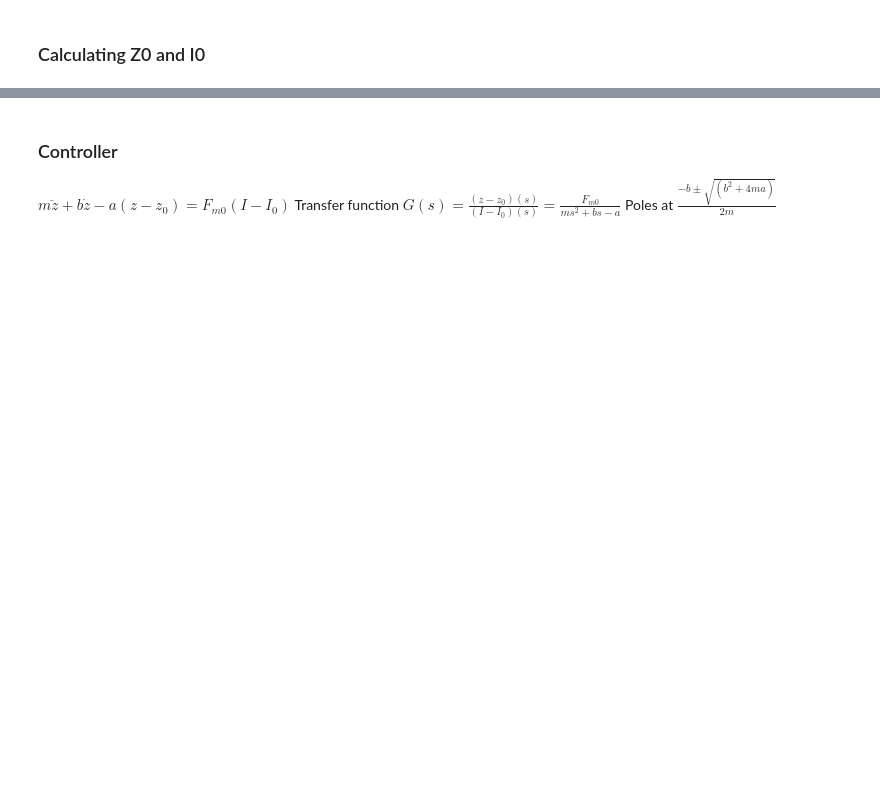
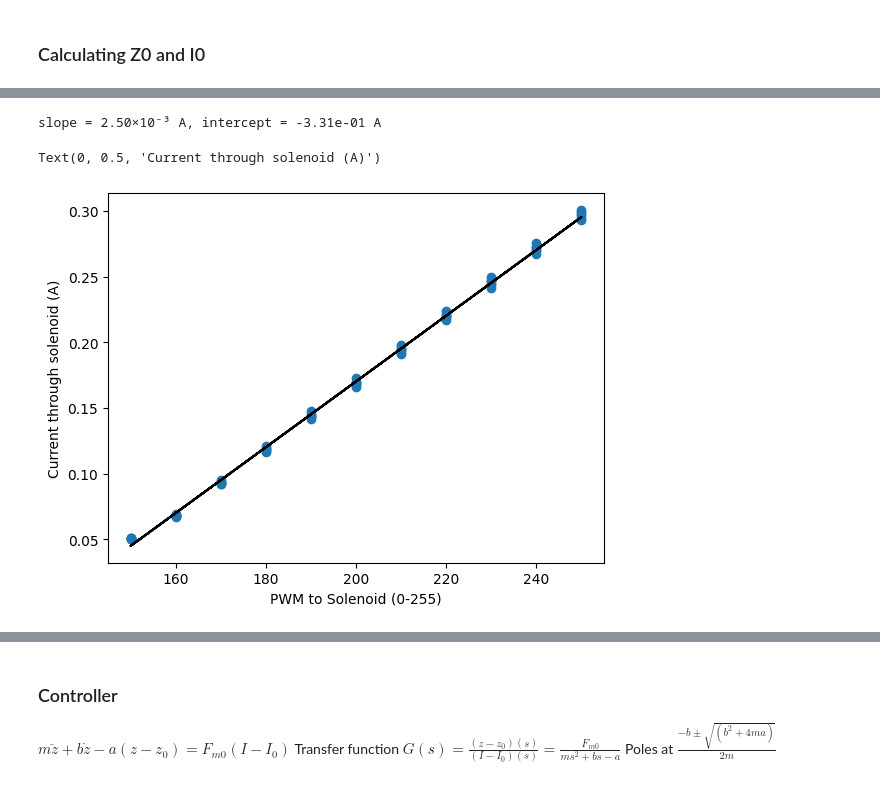
Before and after one commit to JohnnyMaBoi/Magnetic-Levitation, a Jupyter notebook: theoretical_force_equations/linearized_model_02_with_delay.ipynb, the cells around one changed output, grey strips where cells are left out. Cells and saved outputs as stored; diff of their text form; code cells hidden in the pictures; blank space fills up the shorter version.

```diff
--- a/theoretical_force_equations/linearized_model_02_with_delay.ipynb
+++ b/theoretical_force_equations/linearized_model_02_with_delay.ipynb
@@ -137,0 +139,16 @@ dFdv = 1.04×10⁻⁴ N·s/mm
+# %%
+current_vs_pwm_data = pd.read_csv("../solenoid_current_data_analysis\current_step1.csv", sep = "\t")
+current_vs_pwm_data.rename(columns = {"Solenoid value (0-255)": "solenoid_write", "Current (A)": "current"}, inplace = True)
+current_vs_pwm_data.dropna(inplace = True)
+# print(current_vs_pwm_data)
+current_pwm_slope, current_pwm_intercept = linreg(np.array(current_vs_pwm_data["solenoid_write"]) * units.dimensionless, np.array(current_vs_pwm_data["current"]) * units.amp)
+print(f"slope = {current_pwm_slope}, intercept = {current_pwm_intercept}")
+
+plt.scatter(np.array(current_vs_pwm_data["solenoid_write"]) * units.dimensionless, np.array(current_vs_pwm_data["current"]) * units.amp)
+plt.plot(np.array(current_vs_pwm_data["solenoid_write"]) * units.dimensionless, np.array(current_vs_pwm_data["solenoid_write"]) * current_pwm_slope + current_pwm_intercept, color = "black", linestyle = "dashed")
+plt.xlabel("PWM to Solenoid (0-255)")
+plt.ylabel("Current through solenoid (A)")
+# %% [output]
+slope = 2.50×10⁻³ A, intercept = -3.31e-01 A
+Text(0, 0.5, 'Current through solenoid (A)')
+[figure, added]
```
Also changed, not shown: parts of 9 cells of this notebook, 4 other files.
